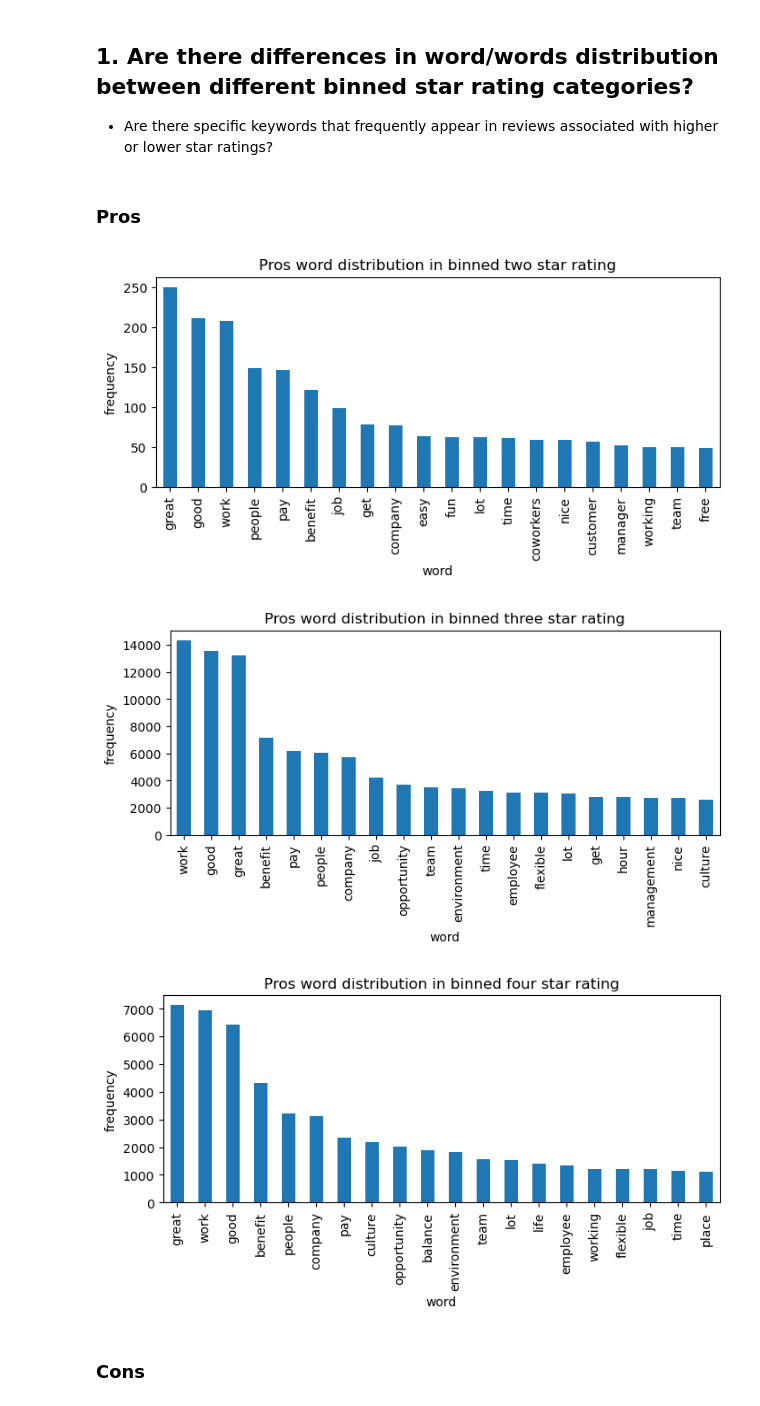
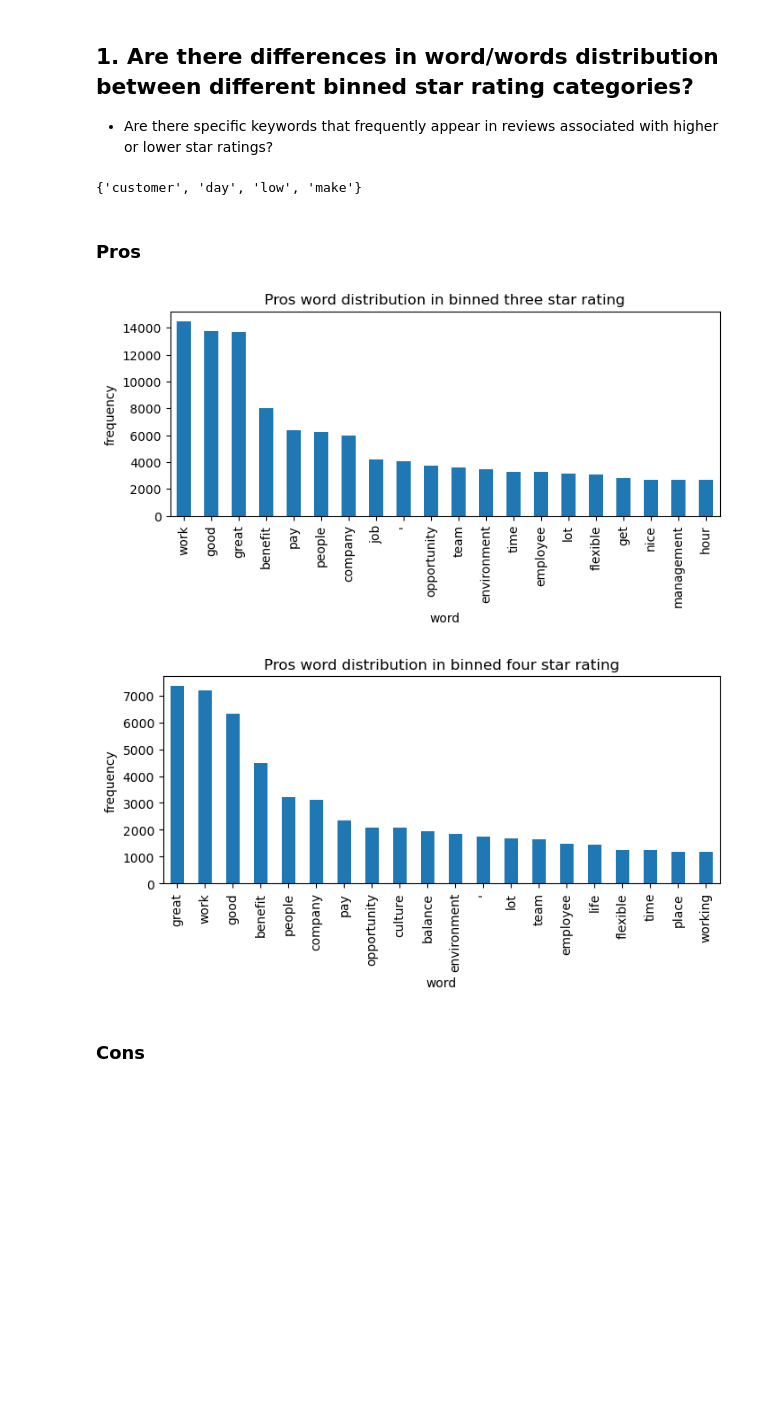
Before and after one commit to glassdoorstars/glassdoor-rating-predictions, a Jupyter notebook: explore.ipynb, the cells around one changed output. Saved outputs shown, nothing was run; the diff lists cells and outputs as text; code cells hidden in the pictures; blank space fills up the shorter version.

Commit message:
connect new data source

```diff
--- a/explore.ipynb
+++ b/explore.ipynb
@@ -10,7 +15,10 @@ import wrangle
 # %% [markdown]
 **Prep data**
 # %%
-train, val, test = wrangle.wrangle_glassdoor()
+# get data using the wrangle_glassdoor function
+original_df, unicountvect,bicount_vect,tricount_vect = wrangle.wrangle_glassdoor()
 # %%
+# separate the origianal data in train validate and test for data exploration on train
+train, val, test = original_df
 train.head()
 # %% [output]
@@ -25,10 +31,0 @@ train.head()
-# %%
-# Define bin edges
-bin_edges = [2.0, 2.9, 3.9, 4.9]
-
-# Define bin labels
-bin_labels = ['Two', 'Three', 'Four']
-
-# Bin the 'Values' column
-train['binned_rating'] = pd.cut(train['rating'], bins=bin_edges, labels=bin_labels)
-train.head(2)
@@ -46,25 +32,52 @@ Name: binned_rating, dtype: int64
+# %%
+# Star ratings
+bin_labels = ["Three", "Four"]
 # %% [markdown]
 ## 1. Are there differences in word/words distribution between different binned star rating categories?
 
 - Are there specific keywords that frequently appear in reviews associated with higher or lower star ratings?
+# %%
+# Filter the data for the current bin label from the 'train' dataset.
+bin_data_one = train.cons_lemmatized[train.binned_rating == "Three"]
+bin_data_two = train.cons_lemmatized[train.binned_rating == "Four"]
+
+# Calculate word counts for the lemmatized 'pros' text within the current bin.
+word_counts_one = pd.Series(" ".join(bin_data_one).split()).value_counts()
+word_counts_two = pd.Series(" ".join(bin_data_two).split()).value_counts()
+
+set_one = set(word_counts_one.head(20).index)
+set_two = set(word_counts_two.head(20).index)
+set_one - set_two
+# %% [output]
+{'customer', 'day', 'low', 'make'}
 # %% [markdown]
 ### Pros
 # %%
 for i in bin_labels:
-    plt.figure(figsize=(8,3))
-    # Filter data for the current bin label
+    # Create a new figure for each bin label with specific dimensions for plotting.
+    plt.figure(figsize=(8, 3))
+
+    # Filter the data for the current bin label from the 'train' dataset.
     bin_data = train.pros_lemmatized[train.binned_rating == i]
 
-    # Calculate word counts
-    pd.Series(" ".join(bin_data).split()).value_counts().head(20).plot(kind="bar")
+    # Calculate word counts for the lemmatized 'pros' text within the current bin.
+    word_counts = pd.Series(" ".join(bin_data).split()).value_counts()
+
+    # Plot the top 20 most frequent words as a bar chart.
+    word_counts.head(20).plot(kind="bar")
+
+    # Set the title of the plot based on the current bin label.
     plt.title(f"Pros word distribution in binned {i.lower()} star rating")
+
+    # Label the x-axis as 'word' and the y-axis as 'frequency'.
     plt.xlabel("word")
     plt.ylabel("frequency")
+
+    # Display the current plot.
     plt.show()
 # %% [output]
-[figure, old version]
+[figure, new version]
-[figure, old version]
+[figure, new version]
-[figure, removed]
 # %% [markdown]
 ### Cons
 # %%
```
Also changed, not shown: parts of 6 cells of this notebook, 1 other file.
